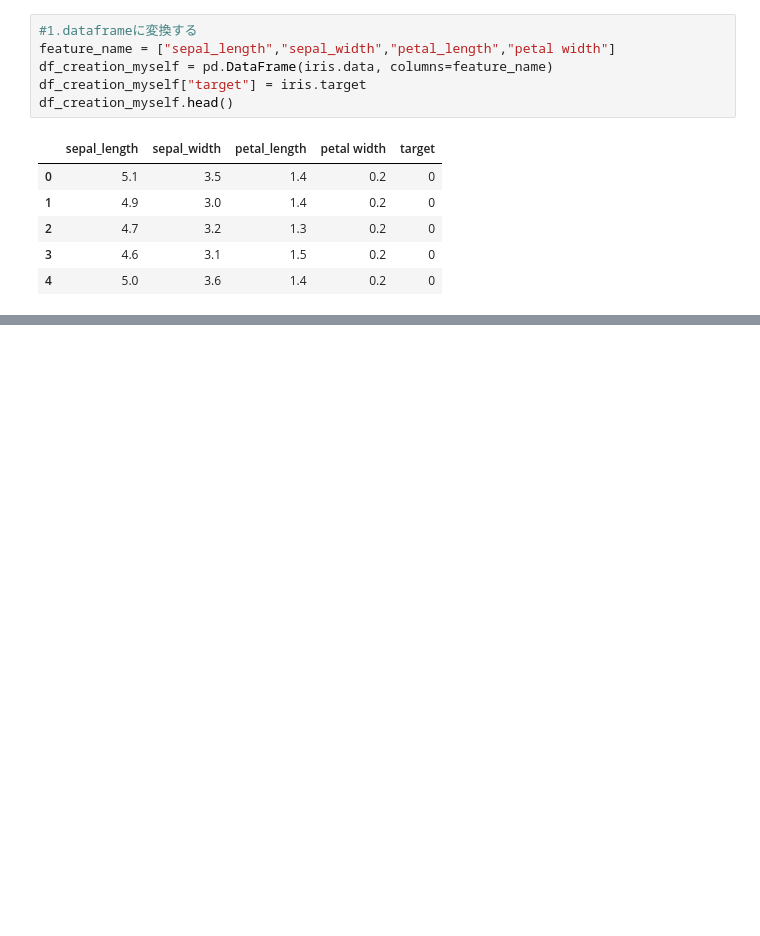
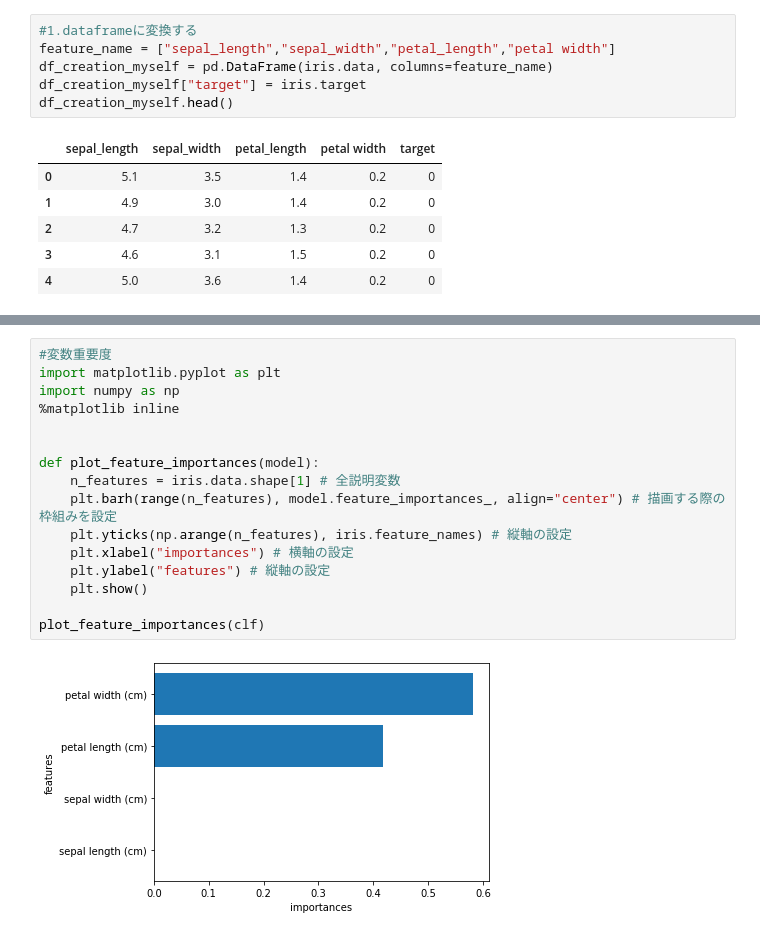
Before and after one commit to trnyko6/analytics, a Jupyter notebook: decesion_tree/jupyter_notebook/decesion_tree_iris.ipynb, the cells around one changed output, grey strips where cells are left out. Saved outputs shown, nothing was run; the diff lists cells and outputs as text; blank space fills up the shorter version.

```diff
--- a/decesion_tree/jupyter_notebook/decesion_tree_iris.ipynb
+++ b/decesion_tree/jupyter_notebook/decesion_tree_iris.ipynb
@@ -63,0 +89,18 @@ Image(graph.create_png())
+# %%
+#変数重要度
+import matplotlib.pyplot as plt
+import numpy as np
+%matplotlib inline
+
+
+def plot_feature_importances(model):
+    n_features = iris.data.shape[1] # 全説明変数
+    plt.barh(range(n_features), model.feature_importances_, align="center") # 描画する際の枠組みを設定
+    plt.yticks(np.arange(n_features), iris.feature_names) # 縦軸の設定
+    plt.xlabel("importances") # 横軸の設定
+    plt.ylabel("features") # 縦軸の設定
+    plt.show()
+
+plot_feature_importances(clf)
+# %% [output]
+[figure, added]
```
Also changed, not shown: parts of 4 cells of this notebook.
